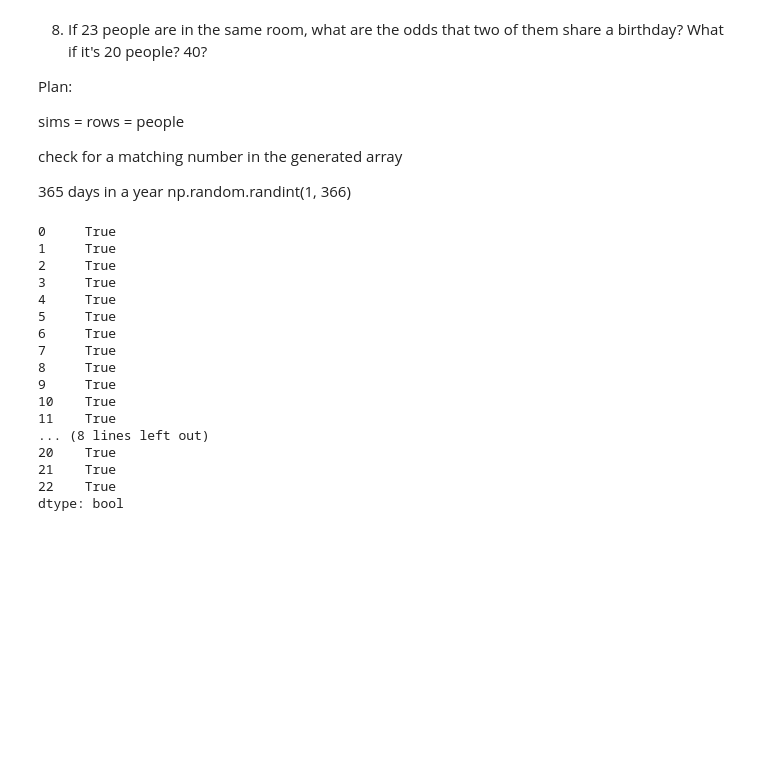
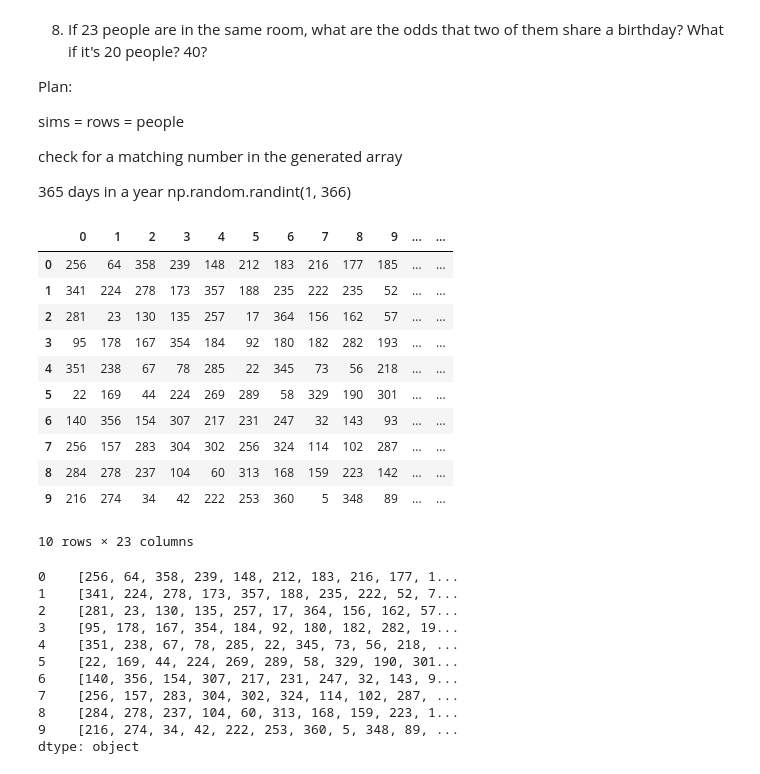
Before and after one commit to faithkane3/statistics-exercises, a Jupyter notebook: simulation.ipynb, the cells around one changed output. Cells and saved outputs as stored; diff of their text form; code cells hidden in the pictures; blank space fills up the shorter version.

```diff
--- a/simulation.ipynb
+++ b/simulation.ipynb
@@ -537,31 +558,39 @@ check for a matching number in the generated array
 # %%
 # generate a random number between 1 and 365 to represent birthday
 # rows will be people in group
 # check for a matching number in the generated array
-sims = rows = 100
+sims = rows = 10
 people = 23
-birthdays = np.random.randint(1, 366, (sims,people))
+birthdays = np.random.randint(1, 366, (sims, people))
 birthdays = pd.DataFrame(birthdays)
+birthdays
+# %% [output]
+|  | 0 | 1 | 2 | 3 | 4 | 5 | 6 | 7 | 8 | 9 | ... | ... |
+| 0 | 256 | 64 | 358 | 239 | 148 | 212 | 183 | 216 | 177 | 185 | ... | ... |
+| 1 | 341 | 224 | 278 | 173 | 357 | 188 | 235 | 222 | 235 | 52 | ... | ... |
+| 2 | 281 | 23 | 130 | 135 | 257 | 17 | 364 | 156 | 162 | 57 | ... | ... |
+| 3 | 95 | 178 | 167 | 354 | 184 | 92 | 180 | 182 | 282 | 193 | ... | ... |
+| 4 | 351 | 238 | 67 | 78 | 285 | 22 | 345 | 73 | 56 | 218 | ... | ... |
+| 5 | 22 | 169 | 44 | 224 | 269 | 289 | 58 | 329 | 190 | 301 | ... | ... |
+| 6 | 140 | 356 | 154 | 307 | 217 | 231 | 247 | 32 | 143 | 93 | ... | ... |
+| 7 | 256 | 157 | 283 | 304 | 302 | 256 | 324 | 114 | 102 | 287 | ... | ... |
+| 8 | 284 | 278 | 237 | 104 | 60 | 313 | 168 | 159 | 223 | 142 | ... | ... |
+| 9 | 216 | 274 | 34 | 42 | 222 | 253 | 360 | 5 | 348 | 89 | ... | ... |
+10 rows × 23 columns
 # %%
 # find unique numbers in array
-birthdays.apply(lambda row: np.unique(row, ) > 1
+birthdays.apply(lambda row: row.unique(), axis=1)
 # %% [output]
-0     True
-1     True
-2     True
-3     True
-4     True
-5     True
-6     True
-7     True
-8     True
-9     True
-10    True
-11    True
-... (8 lines left out)
-20    True
-21    True
-22    True
-dtype: bool
+0    [256, 64, 358, 239, 148, 212, 183, 216, 177, 1...
+1    [341, 224, 278, 173, 357, 188, 235, 222, 52, 7...
+2    [281, 23, 130, 135, 257, 17, 364, 156, 162, 57...
+3    [95, 178, 167, 354, 184, 92, 180, 182, 282, 19...
+4    [351, 238, 67, 78, 285, 22, 345, 73, 56, 218, ...
+5    [22, 169, 44, 224, 269, 289, 58, 329, 190, 301...
+6    [140, 356, 154, 307, 217, 231, 247, 32, 143, 9...
+7    [256, 157, 283, 304, 302, 324, 114, 102, 287, ...
+8    [284, 278, 237, 104, 60, 313, 168, 159, 223, 1...
+9    [216, 274, 34, 42, 222, 253, 360, 5, 348, 89, ...
+dtype: object
 # %%
 # bool array for a repeated number in the return_counts array
```
Also changed, not shown: parts of 5 cells of this notebook.
